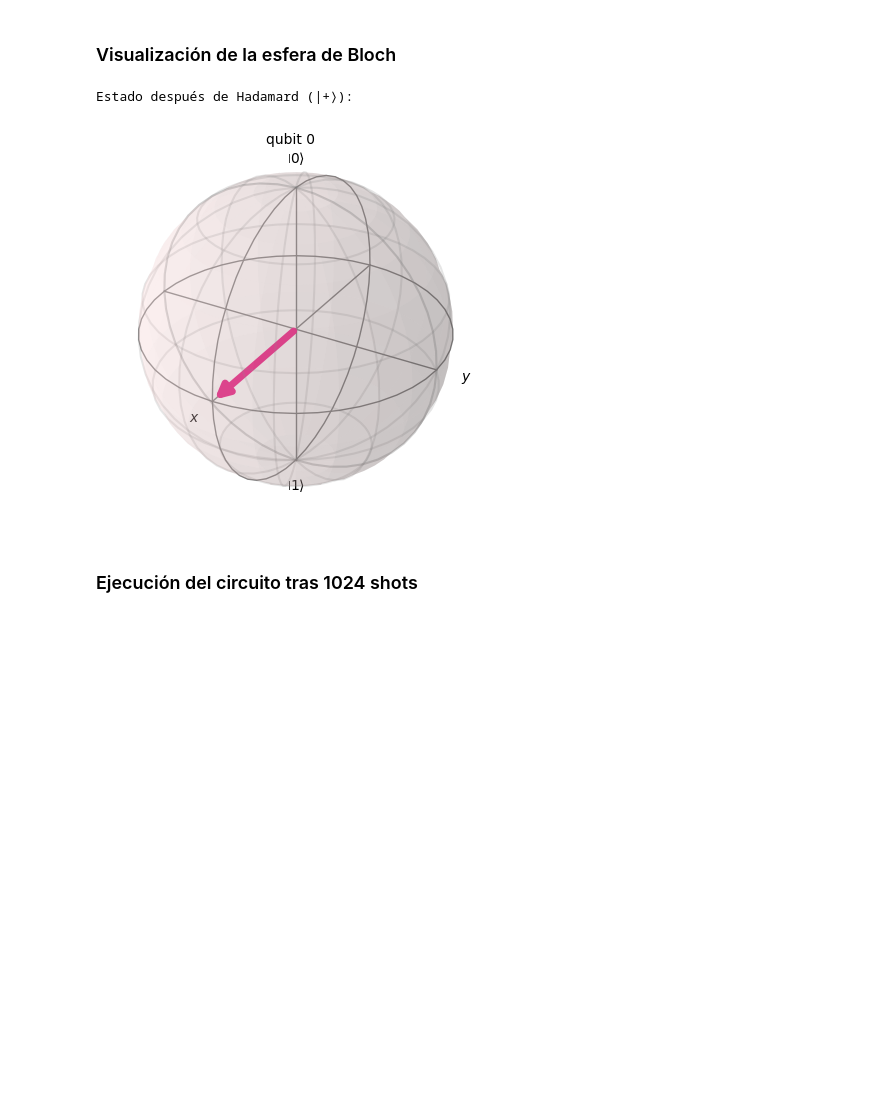
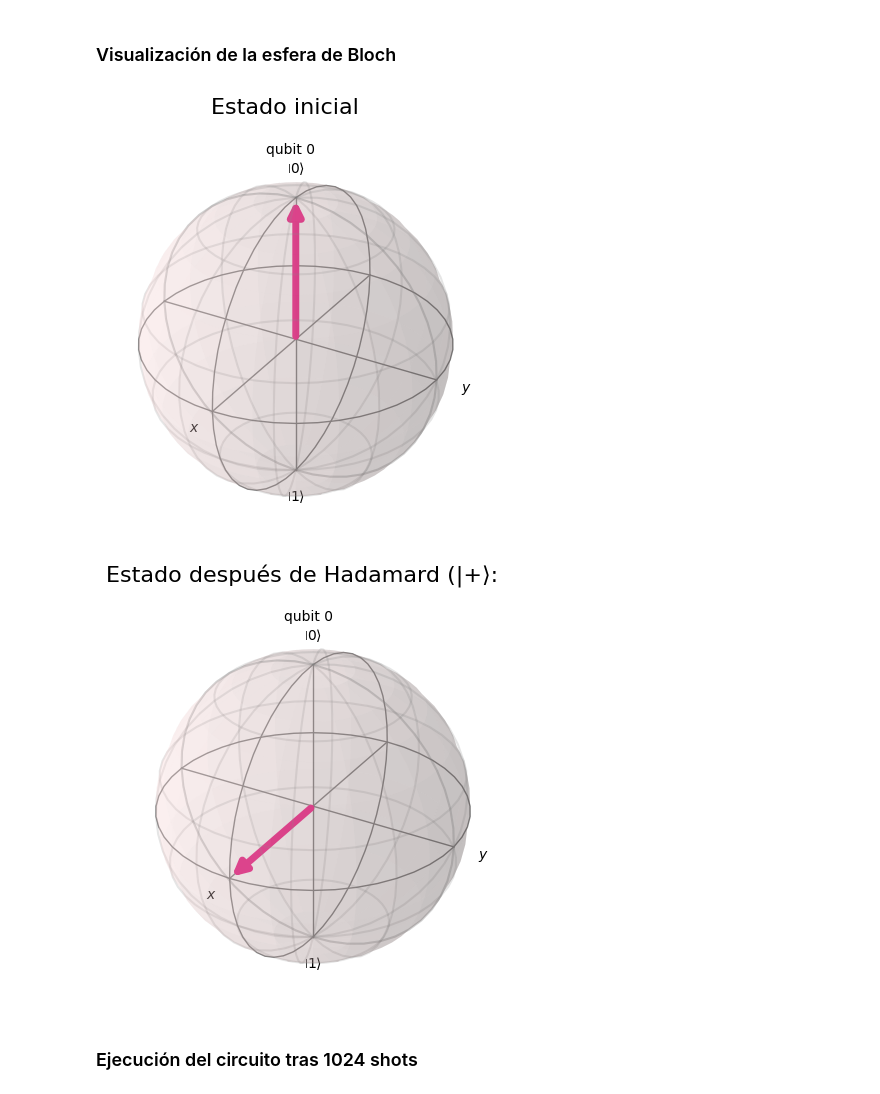
Before and after one commit to VictoriaCoconut/puertas-cuanticas, a Jupyter notebook: Individuales/Puerta_Hadamard.ipynb, the cells around one changed output. Drawn from its saved outputs; the diff is of its cells as text; code cells hidden in the pictures; blank space fills up the shorter version.

Commit message:
Se modifican los notebooks con el fin de mejorar la visualización de los efectos de las puertas. También se modifican los assets de las puertas

```diff
--- a/Individuales/Puerta_Hadamard.ipynb
+++ b/Individuales/Puerta_Hadamard.ipynb
@@ -34,12 +31,14 @@ Circuito con Hadamard:
 [figure]
 # %% [markdown]
 ### Visualización de la esfera de Bloch
-# %%
-state_after_h = Statevector.from_instruction(qc)
-print("\nEstado después de Hadamard (|+⟩):")
-plot_bloch_multivector(state_after_h)
-# %% [output]
-Estado después de Hadamard (|+⟩):
-[figure, removed]
+# %%
+state_initial = Statevector.from_label('0')
+state_after_h = Statevector.from_instruction(qc)
+
+display(plot_bloch_multivector(state_initial, title= "Estado inicial"))
+plot_bloch_multivector(state_after_h, title="Estado después de Hadamard (|+⟩:")
+# %% [output]
+[figure, added]
+[figure, added]
 # %% [markdown]
 ### Ejecución del circuito tras 1024 shots
```
Also changed, not shown: parts of 5 cells of this notebook, 30 other files.
